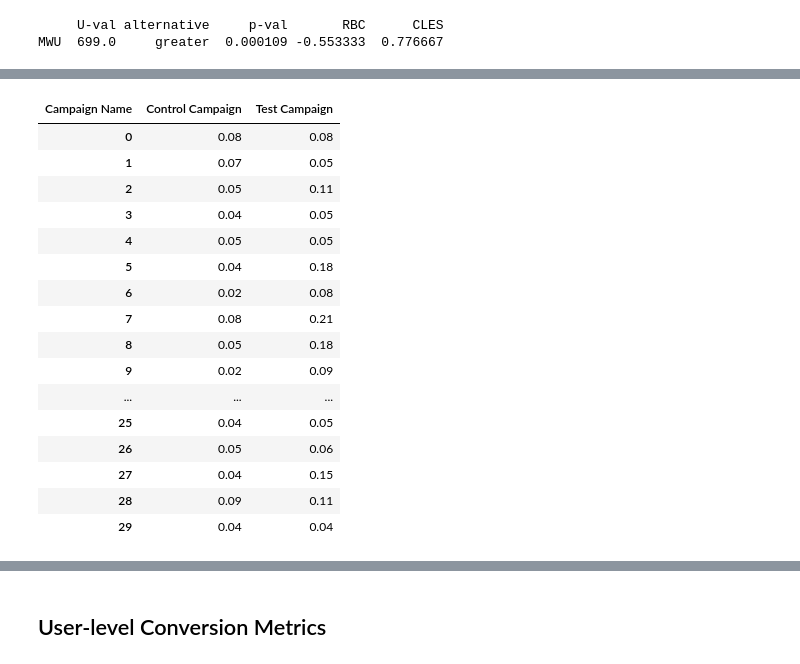
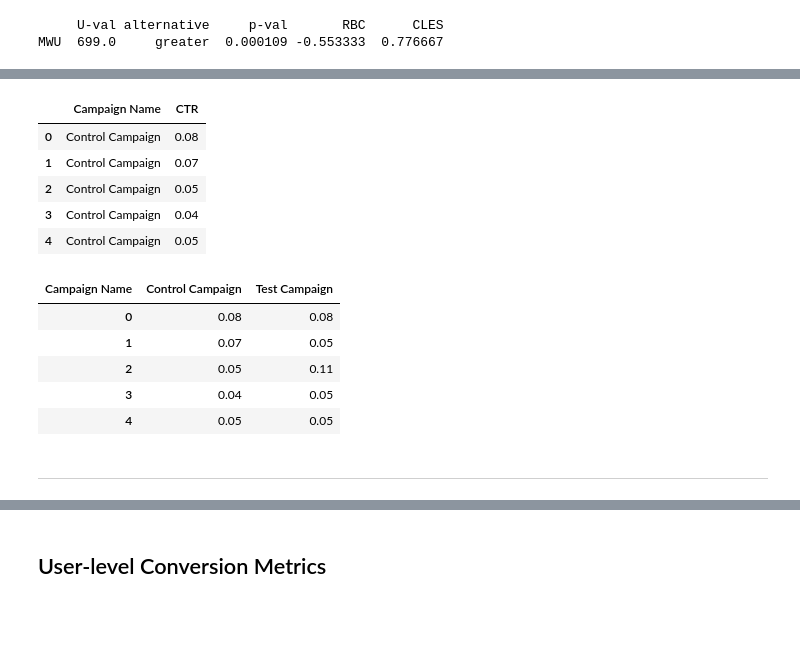
Before and after one commit to mindyng/2024-Business-Projects, a Jupyter notebook: practical-a-b-testing.ipynb, the cells around one changed output, grey strips where cells are left out. Saved outputs shown, nothing was run; the diff lists cells and outputs as text; code cells hidden in the pictures; blank space fills up the shorter version.

```diff
--- a/practical-a-b-testing.ipynb
+++ b/practical-a-b-testing.ipynb
@@ -569,10 +560,10 @@ tensorflow 2.15.0 requires keras<2.16,>=2.15.0, but you have keras 3.0.5 which i
 ydata-profiling 4.6.4 requires numpy<1.26,>=1.16.0, but you have numpy 1.26.4 which is incompatible.
 # %%
 # Create a DatFrame with two columns Campaign name and CTR
-df = data[['Campaign Name', 'CTR']]
+df_test = data[['Campaign Name', 'CTR']]
 
 # Reshape the DataFrame to a wide format
-df_wide = df.pivot(columns = 'Campaign Name', values='CTR')
+df_wide = df_test.pivot(columns = 'Campaign Name', values='CTR')
 
 import pingouin as pg
 
@@ -607,23 +578,23 @@ df
+# %%
+df_test[:5]
+# %% [output]
+|  | Campaign Name | CTR |
+| 0 | Control Campaign | 0.08 |
+| 1 | Control Campaign | 0.07 |
+| 2 | Control Campaign | 0.05 |
+| 3 | Control Campaign | 0.04 |
+| 4 | Control Campaign | 0.05 |
 # %%
-df_wide
+df_wide[:5]
 # %% [output]
 | Campaign Name | Control Campaign | Test Campaign |
 | 0 | 0.08 | 0.08 |
 | 1 | 0.07 | 0.05 |
 | 2 | 0.05 | 0.11 |
 | 3 | 0.04 | 0.05 |
 | 4 | 0.05 | 0.05 |
-| 5 | 0.04 | 0.18 |
-| 6 | 0.02 | 0.08 |
-| 7 | 0.08 | 0.21 |
-| 8 | 0.05 | 0.18 |
-| 9 | 0.02 | 0.09 |
-| ... | ... | ... |
-| 25 | 0.04 | 0.05 |
-| 26 | 0.05 | 0.06 |
-| 27 | 0.04 | 0.15 |
-| 28 | 0.09 | 0.11 |
-| 29 | 0.04 | 0.04 |
+# %% [markdown]
+___
 # %%
 # Each row is for a different day and this is what is fed into the statistical test. So original attempt before test is right! :)
 
```
Also changed, not shown: parts of 29 cells of this notebook.
